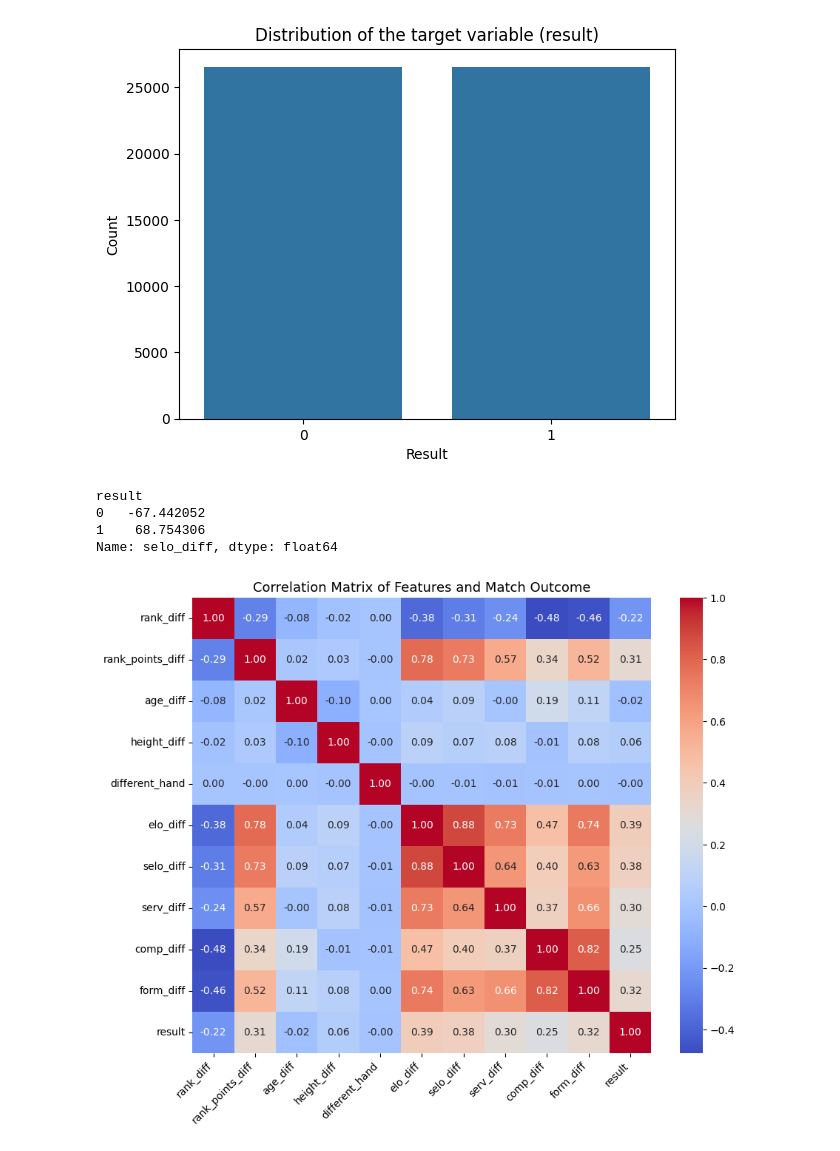
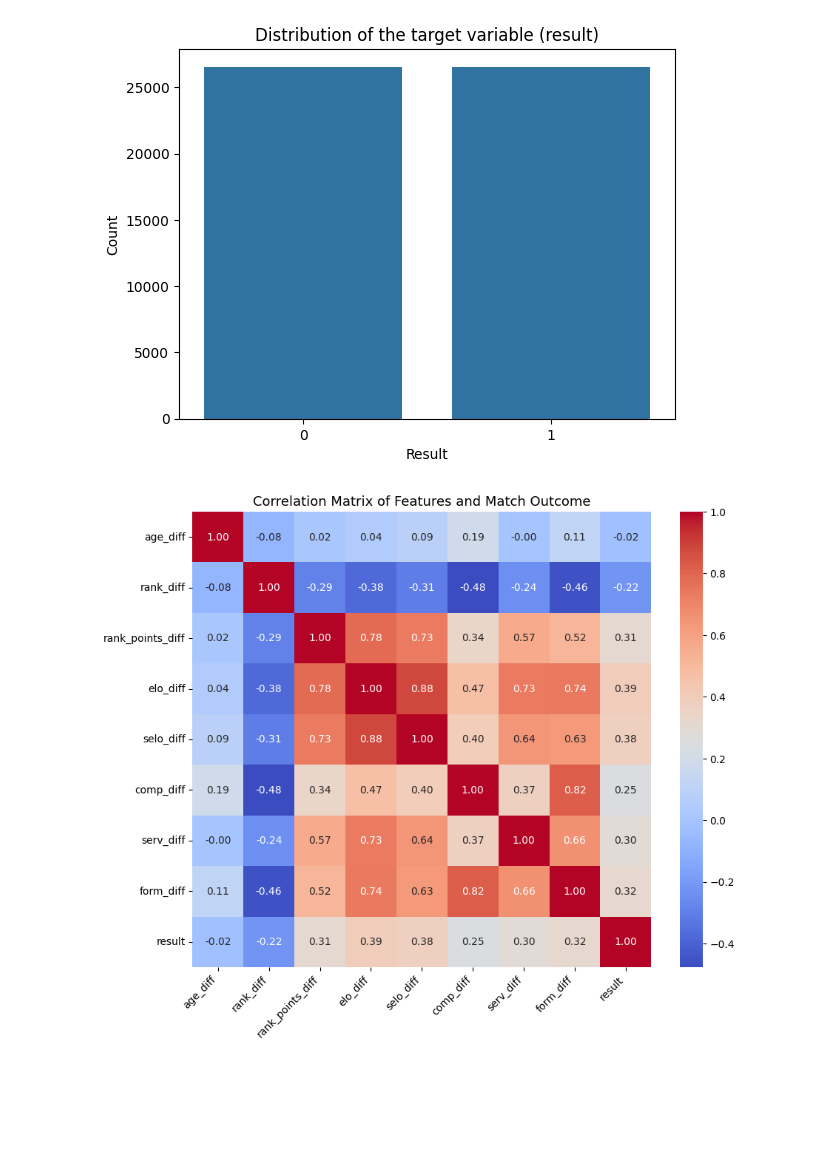
Before and after one commit to arttusokka/Predicting-ATP-matches-outcome, a Jupyter notebook: data_cleaning_preprocessing/data_preprocessing.ipynb, the cells around one changed output. Cells and saved outputs as stored; diff of their text form; code cells hidden in the pictures; blank space fills up the shorter version.

```diff
--- a/data_cleaning_preprocessing/data_preprocessing.ipynb
+++ b/data_cleaning_preprocessing/data_preprocessing.ipynb
@@ -62,58 +60,56 @@ df_clean["different_hand"] = (
     df_clean["player1_hand"] != df_clean["player2_hand"]
 ).astype(int)
 # %%
-#ELO
+#Elo rating system
 ELO_START = 1500
 K = 32
 SCALE = 400
-#Expected outcome Player 1 - Player 2
+#Expected outcome probability for player1 win
 def expected_score(r1, r2, scale=400):
     return 1 / (1 + 10 ** ((r2 - r1) / scale))
 
-#ELO change
+#Elo change based on the probability and actual result
 def update_elo(r1, r2, score1, k=32, scale=400):
     e1 = expected_score(r1, r2, scale)
-    r1_new = r1 + k * (score1 - e1) #playr1 elo update
-    r2_new = r2 - k * (score1 - e1) #player2 elo update (note the minus, because score1 is from player1 perspective)
+    r1_new = r1 + k * (score1 - e1) #playr1 Elo update
+    r2_new = r2 - k * (score1 - e1) #player2 Elo update (note the minus, because score1 is from player1 perspective)
     return r1_new, r2_new
 
-#Empty columns for pre-match ELO ratings
+#Empty columns for pre-match Elo ratings
 df_clean["elo_p1_pre"] = np.nan
 df_clean["elo_p2_pre"] = np.nan
 
-#ELO memory
+#Elo memory
 elo_dict = {}
 
-#Calculate ELO ratings iteratively
+#Calculate Elo ratings iteratively
 for i, row in df_clean.iterrows():
 
     p1 = row["player1_id"]
     p2 = row["player2_id"]
     score1 = row["result"]  # 1 = player1 wins
 
-    #Current ELO or DEFAULT=1500
+    #Current Elo or DEFAULT=1500
     r1 = elo_dict.get(p1, ELO_START)
     r2 = elo_dict.get(p2, ELO_START)
 
-    #save pre-match ELO ratings
+    #Save pre-match Elo ratings
     df_clean.at[i, "elo_p1_pre"] = r1
     df_clean.at[i, "elo_p2_pre"] = r2
 
-    #Update ELO
+    #Update Elo
     r1_new, r2_new = update_elo(r1, r2, score1, k=K)
 
     elo_dict[p1] = r1_new
     elo_dict[p2] = r2_new
 
-    #ELO differentials (1-2)
+#Elo differentials (1-2)
 df_clean["elo_diff"] = df_clean["elo_p1_pre"] - df_clean["elo_p2_pre"]
 
-#SURFACE-SPECIFIC ELO RATINGS
-#Empty columns for pre-match surface-specific ELO ratings
-
+#Surface-specific Elo ratings
+#Empty columns for pre-match surface-specific Elo ratings
 df_clean["elo_p1_pre_surface"] = np.nan
 df_clean["elo_p2_pre_surface"] = np.nan
-
 
 surface_elo_dict = {}
 for i, row in df_clean.iterrows():
@@ -123,30 +119,24 @@ for i, row in df_clean.iterrows():
     surface = row["surface"]
     score1 = row["result"]  # 1 = player1 wins
 
-    #Keys for surface-specific ELO
+    #Keys for surface-specific Elo
     key1 = (p1, surface)
     key2 = (p2, surface)
 
-    #Current ELO or DEFAULT=1500
+    #Current Elo or DEFAULT=1500
     r1 = surface_elo_dict.get(key1, ELO_START)
     r2 = surface_elo_dict.get(key2, ELO_START)
 
-    #save pre-match surface-specific ELO ratings
+    #Save pre-match surface-specific Elo ratings
     df_clean.at[i, "elo_p1_pre_surface"] = r1
     df_clean.at[i, "elo_p2_pre_surface"] = r2
 
-    #Update ELO
+    #Update Elo
     r1_new, r2_new = update_elo(r1, r2, score1, k=K)
 
     surface_elo_dict[key1] = r1_new
     surface_elo_dict[key2] = r2_new
 
-#Surface-specific ELO differential feature (1-2)
+#Surface-specific Elo differential feature (1-2)
 df_clean["selo_diff"] = (df_clean["elo_p1_pre_surface"] - df_clean["elo_p2_pre_surface"])
-df_clean.groupby("result")["selo_diff"].mean()
-# %% [output]
-result
-0   -67.442052
-1    68.754306
-Name: selo_diff, dtype: float64
 # %%
@@ -249,29 +238,29 @@ df_clean["form_diff"] = (
     df_clean["p2_form_hist"].fillna(0)
 )
 # %%
-#correlation matrix with all features
+#Correlation matrix of the final feature set
 X = [
+    "age_diff",
     "rank_diff",
     "rank_points_diff",
-    "age_diff",
-    "height_diff",
-    "different_hand",
     "elo_diff",
     "selo_diff",
+    "comp_diff",
     "serv_diff",
-    "comp_diff",
     "form_diff",
 ]
+
 corr_matrix = df_clean[X + ["result"]].corr()
 plt.figure(figsize=(10, 8))
 sns.heatmap(corr_matrix, annot=True, cmap="coolwarm", fmt=".2f")
 plt.xticks(rotation=45, ha="right")
 plt.yticks(rotation=0)
 
 plt.title("Correlation Matrix of Features and Match Outcome", fontsize=13)
+plt.savefig("correlation_matrix.pdf", bbox_inches="tight", pad_inches=0.02)
 plt.show()
 # %% [output]
-[figure, old version]
+[figure, new version]
 # %%
 #save the data
 df_clean.to_csv("../data/atp_matches_2000_2019_clean.csv", index=False)
```
Also changed, not shown: parts of 5 cells of this notebook, 46 other files.
